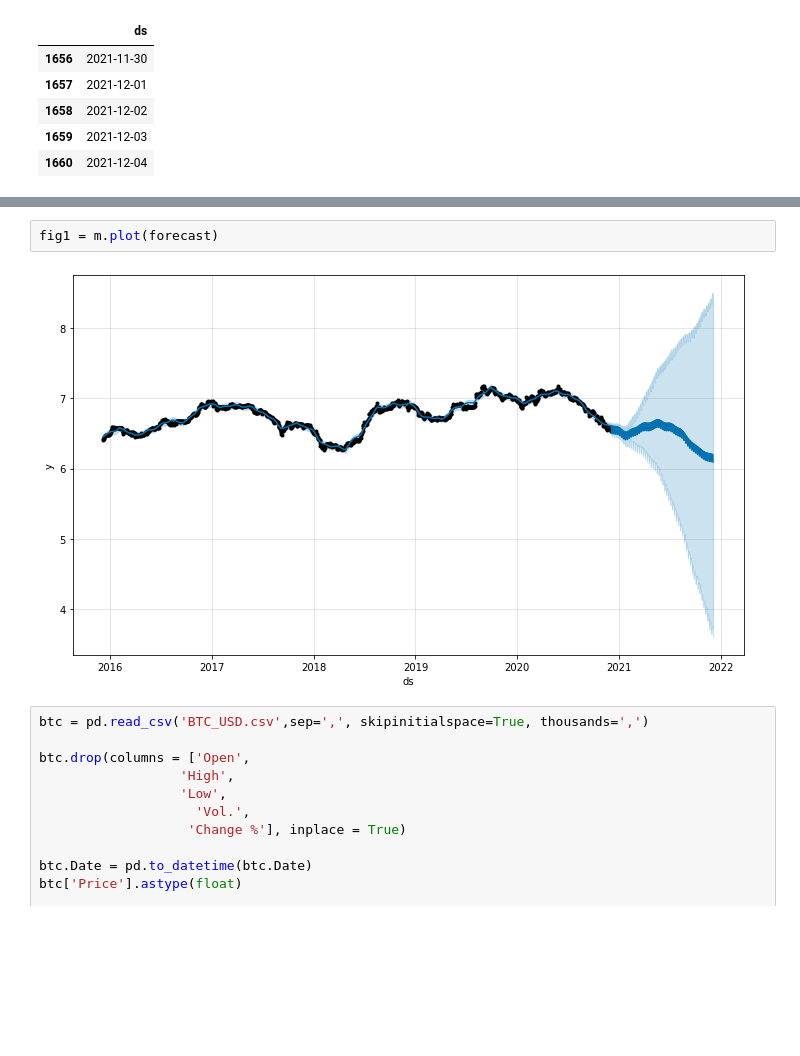
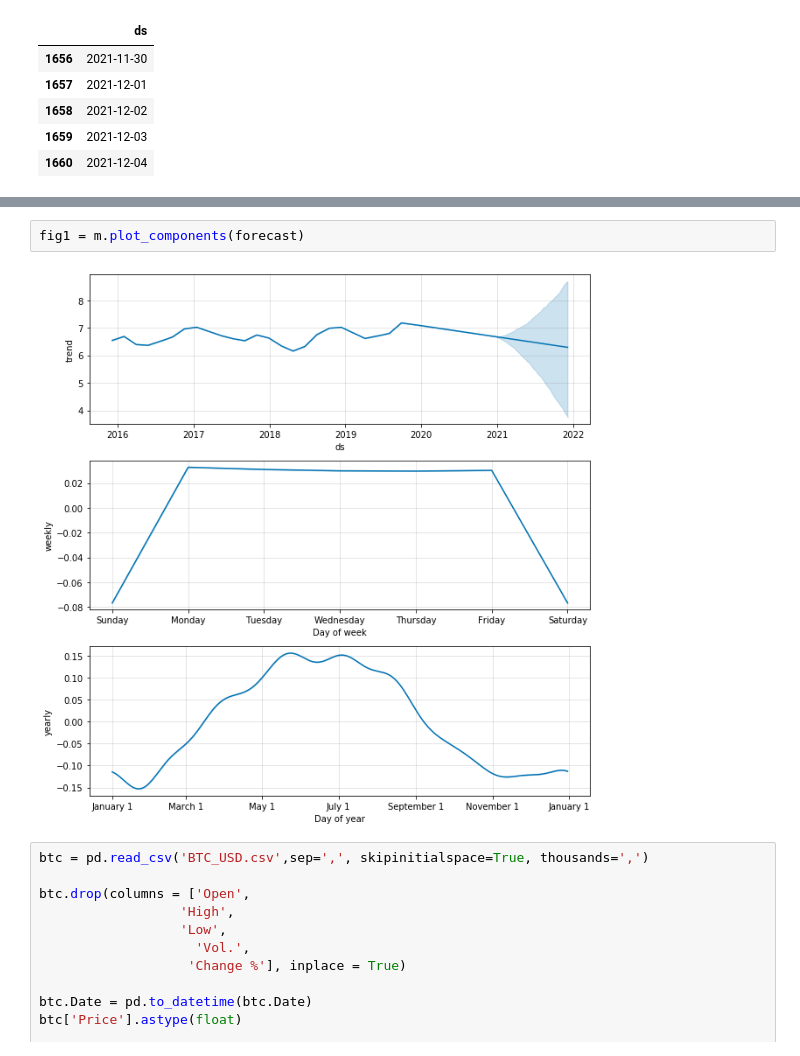
Before and after one commit to AI-Gomez/forex_project, a Jupyter notebook: fresh.ipynb, the cells around one changed output, grey strips where cells are left out. Cells and saved outputs as stored; diff of their text form; blank space fills up the shorter version.

```diff
--- a/fresh.ipynb
+++ b/fresh.ipynb
@@ -256,7 +434,7 @@ forecast[['ds', 'yhat', 'yhat_lower', 'yhat_upper']].tail()
 # %%
-fig1 = m.plot(forecast)
+fig1 = m.plot_components(forecast)
 # %% [output]
-[figure, old version]
+[figure, new version]
 # %%
 btc = pd.read_csv('BTC_USD.csv',sep=',', skipinitialspace=True, thousands=',')
 
```
Also changed, not shown: parts of 63 cells of this notebook.
